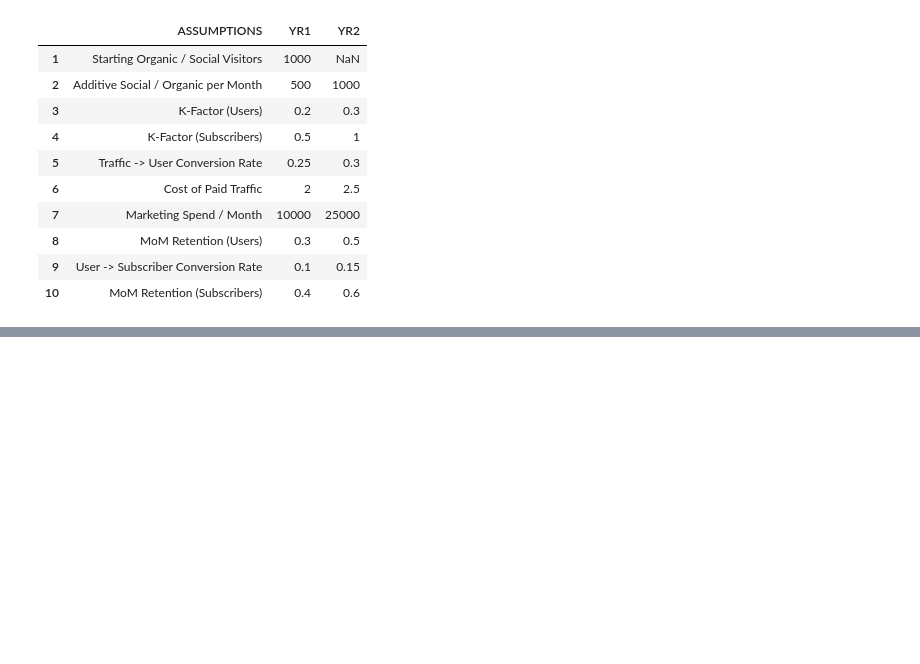
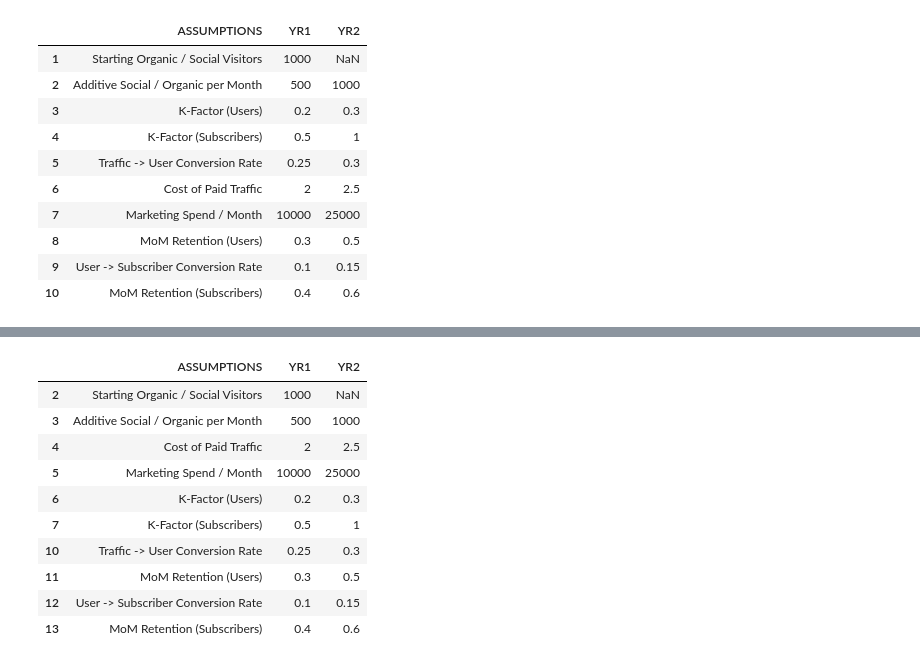
Before and after one commit to mbbau/Mash3_simulation, a Jupyter notebook: development_notebook.ipynb, the cells around one changed output, grey strips where cells are left out. Saved outputs shown, nothing was run; the diff lists cells and outputs as text; code cells hidden in the pictures; blank space fills up the shorter version.

```diff
--- a/development_notebook.ipynb
+++ b/development_notebook.ipynb
@@ -120,0 +168,24 @@ px.line(subscribers,
+# %%
+df_clean = (
+    df2
+    .iloc[1:,0:3]
+    .head(13)
+    .rename(columns=
+            {'Unnamed: 0':'ASSUMPTIONS',
+             'Unnamed: 1':'YR1',
+             'Unnamed: 2': 'YR2'})
+    .dropna(subset=['YR1'])
+    )
+df_clean.head(15)
+# %% [output]
+|  | ASSUMPTIONS | YR1 | YR2 |
+| 2 | Starting Organic / Social Visitors | 1000 | NaN |
+| 3 | Additive Social / Organic per Month | 500 | 1000 |
+| 4 | Cost of Paid Traffic | 2 | 2.5 |
+| 5 | Marketing Spend / Month | 10000 | 25000 |
+| 6 | K-Factor (Users) | 0.2 | 0.3 |
+| 7 | K-Factor (Subscribers) | 0.5 | 1 |
+| 10 | Traffic -> User Conversion Rate | 0.25 | 0.3 |
+| 11 | MoM Retention (Users) | 0.3 | 0.5 |
+| 12 | User -> Subscriber Conversion Rate | 0.1 | 0.15 |
+| 13 | MoM Retention (Subscribers) | 0.4 | 0.6 |
```
Also changed, not shown: parts of 12 cells of this notebook, 7 other files.
